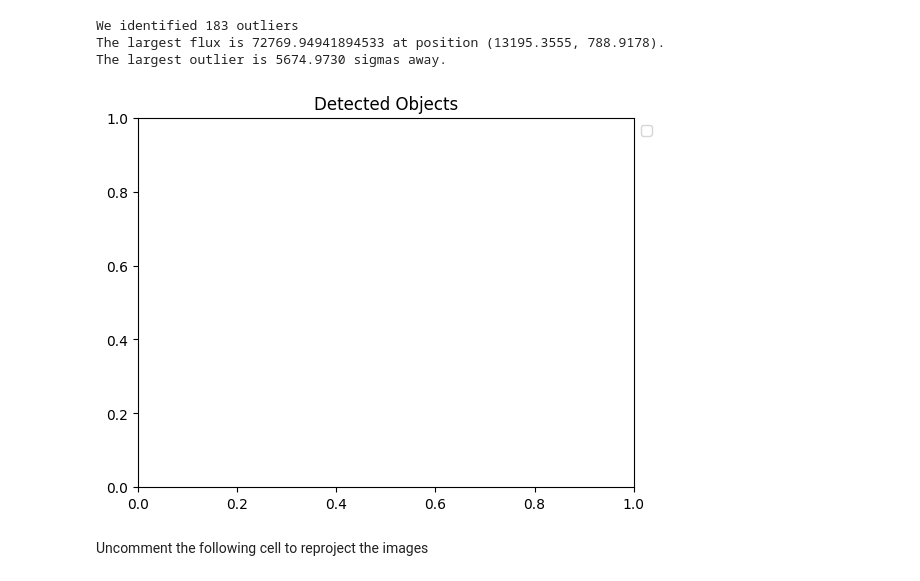
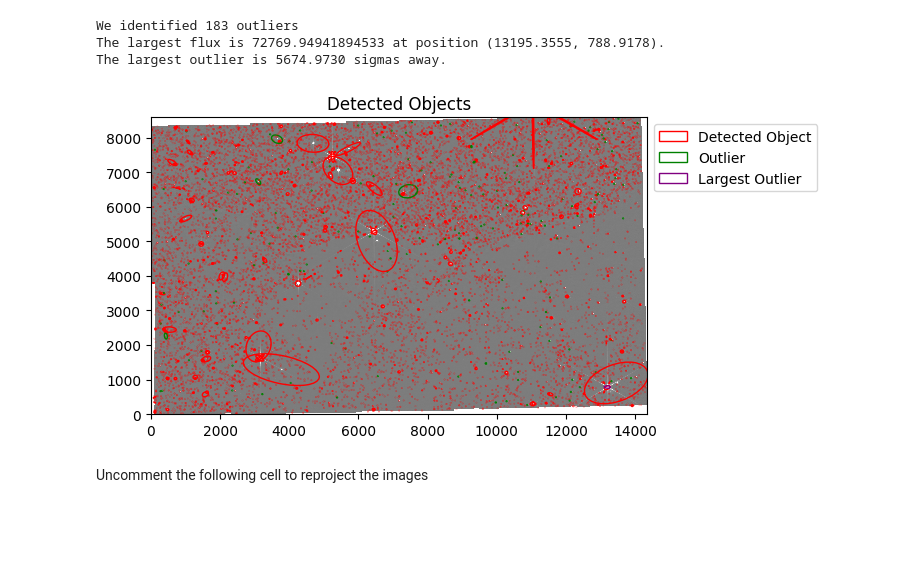
Before and after one commit to djlouie/astr19-final-project, a Jupyter notebook: sep_nircam_ncg3324.ipynb, the cells around one changed output. Drawn from its saved outputs; the diff is of its cells as text; code cells hidden in the pictures; blank space fills up the shorter version.

Commit message:
experimenting with different color images

```diff
--- a/sep_nircam_ncg3324.ipynb
+++ b/sep_nircam_ncg3324.ipynb
@@ -306,7 +306,7 @@ The largest flux is 72769.94941894533 at position (13195.3555, 788.9178).
 The largest outlier is 5674.9730 sigmas away.
 # %%
 # plot background-subtracted image
-# fig, ax = plt.subplots(figsize=(10,10))
+fig, ax = plt.subplots()
 m, s = np.nanmean(data_sub), np.nanstd(data_sub)
 im = ax.imshow(data_sub, interpolation='nearest', cmap='gray',
                vmin=m-s, vmax=m+s, origin='lower')
@@ -322,34 +322,34 @@ for i in range(len(objects)):
     e = Ellipse(xy=(objects['x'][i], objects['y'][i]),
             width=6*objects['a'][i],
             height=6*objects['b'][i],
             angle=objects['theta'][i] * 180. / np.pi)
 
     if i == largest_o_i:
         e.set_edgecolor('purple')
         if not largest_flux_legend:
             e.set_label('Largest Outlier')
             largest_flux_legend = True
     elif i in outlier_i:
         e.set_edgecolor('green')
         if not outlier_legend:
             e.set_label('Outlier')
             outlier_legend = True
     else:
         e.set_edgecolor('red')
         if not object_legend:
             e.set_label('Detected Object')
             object_legend = True
 
     e.set_facecolor('none')
     ax.add_artist(e)
 
 plt.title("Detected Objects")
 plt.legend(loc='upper left', bbox_to_anchor=(1, 1))
 
 # plt.savefig('./sep-tutorial-figures/object_detection.png', bbox_inches='tight')
 plt.show()
 # %% [output]
-[figure, old version]
+[figure, new version]
 # %%
 # ---------------------------------
 # 0. Copy all this script into one cell, between steps 7 and 8 of your final project
```
Also changed, not shown: parts of 20 cells of this notebook.
